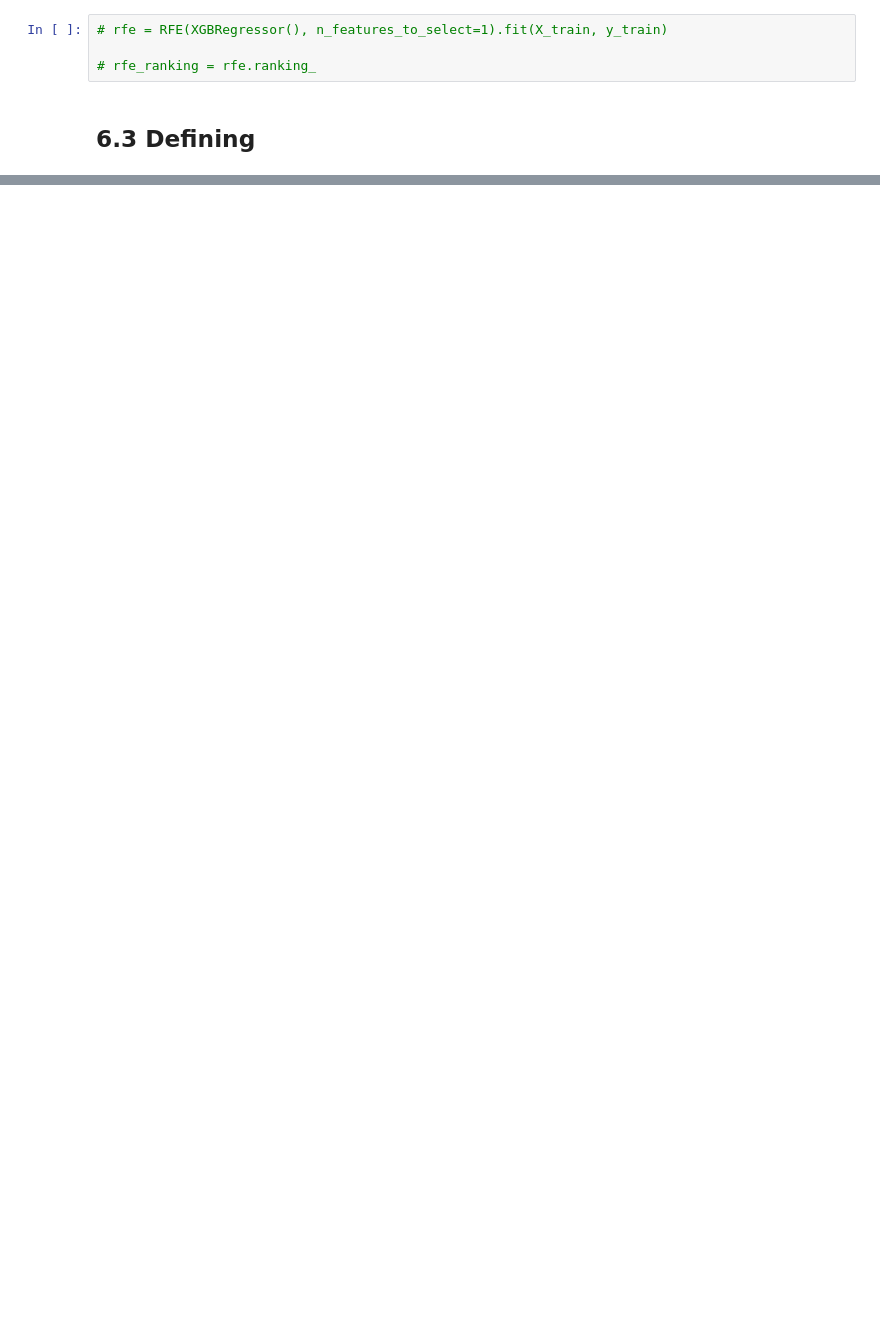
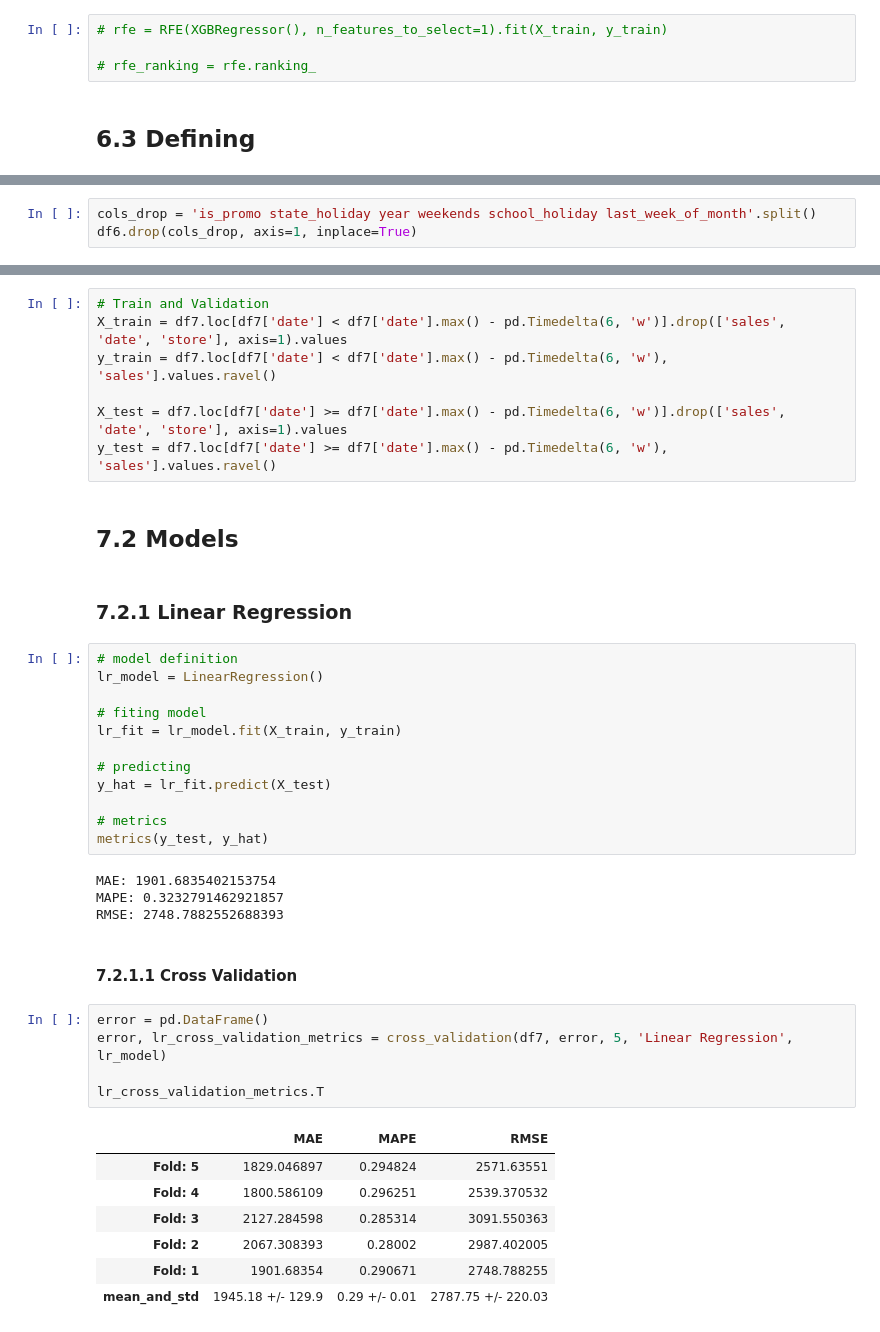
Before and after one commit to Samoelmoura/rossmann_sales_predict, a Jupyter notebook: notebooks/store_sales_predict.ipynb, the cells around one changed output, grey strips where cells are left out. Saved outputs shown, nothing was run; the diff lists cells and outputs as text; blank space fills up the shorter version.

```diff
--- a/notebooks/store_sales_predict.ipynb
+++ b/notebooks/store_sales_predict.ipynb
@@ -965,0 +1044,3 @@ df7 = df6.copy()
+# %%
+cols_drop = 'is_promo state_holiday year weekends school_holiday last_week_of_month'.split()
+df6.drop(cols_drop, axis=1, inplace=True)
@@ -965,0 +1053,42 @@ df7 = df6.copy()
+# %%
+# Train and Validation
+X_train = df7.loc[df7['date'] < df7['date'].max() - pd.Timedelta(6, 'w')].drop(['sales', 'date', 'store'], axis=1).values
+y_train = df7.loc[df7['date'] < df7['date'].max() - pd.Timedelta(6, 'w'), 'sales'].values.ravel()
+
+X_test = df7.loc[df7['date'] >= df7['date'].max() - pd.Timedelta(6, 'w')].drop(['sales', 'date', 'store'], axis=1).values
+y_test = df7.loc[df7['date'] >= df7['date'].max() - pd.Timedelta(6, 'w'), 'sales'].values.ravel()
+# %% [markdown]
+## 7.2 Models
+# %% [markdown]
+### 7.2.1 Linear Regression
+# %%
+# model definition
+lr_model = LinearRegression()
+
+# fiting model
+lr_fit = lr_model.fit(X_train, y_train)
+
+# predicting
+y_hat = lr_fit.predict(X_test)
+
+# metrics
+metrics(y_test, y_hat)
+# %% [output]
+MAE: 1901.6835402153754
+MAPE: 0.3232791462921857
+RMSE: 2748.7882552688393
+# %% [markdown]
+#### 7.2.1.1 Cross Validation
+# %%
+error = pd.DataFrame()
+error, lr_cross_validation_metrics = cross_validation(df7, error, 5, 'Linear Regression', lr_model)
+
+lr_cross_validation_metrics.T
+# %% [output]
+|  | MAE | MAPE | RMSE |
+| Fold: 5 | 1829.046897 | 0.294824 | 2571.63551 |
+| Fold: 4 | 1800.586109 | 0.296251 | 2539.370532 |
+| Fold: 3 | 2127.284598 | 0.285314 | 3091.550363 |
+| Fold: 2 | 2067.308393 | 0.28002 | 2987.402005 |
+| Fold: 1 | 1901.68354 | 0.290671 | 2748.788255 |
+| mean_and_std | 1945.18 +/- 129.9 | 0.29 +/- 0.01 | 2787.75 +/- 220.03 |
```
Also changed, not shown: parts of 44 cells of this notebook.
